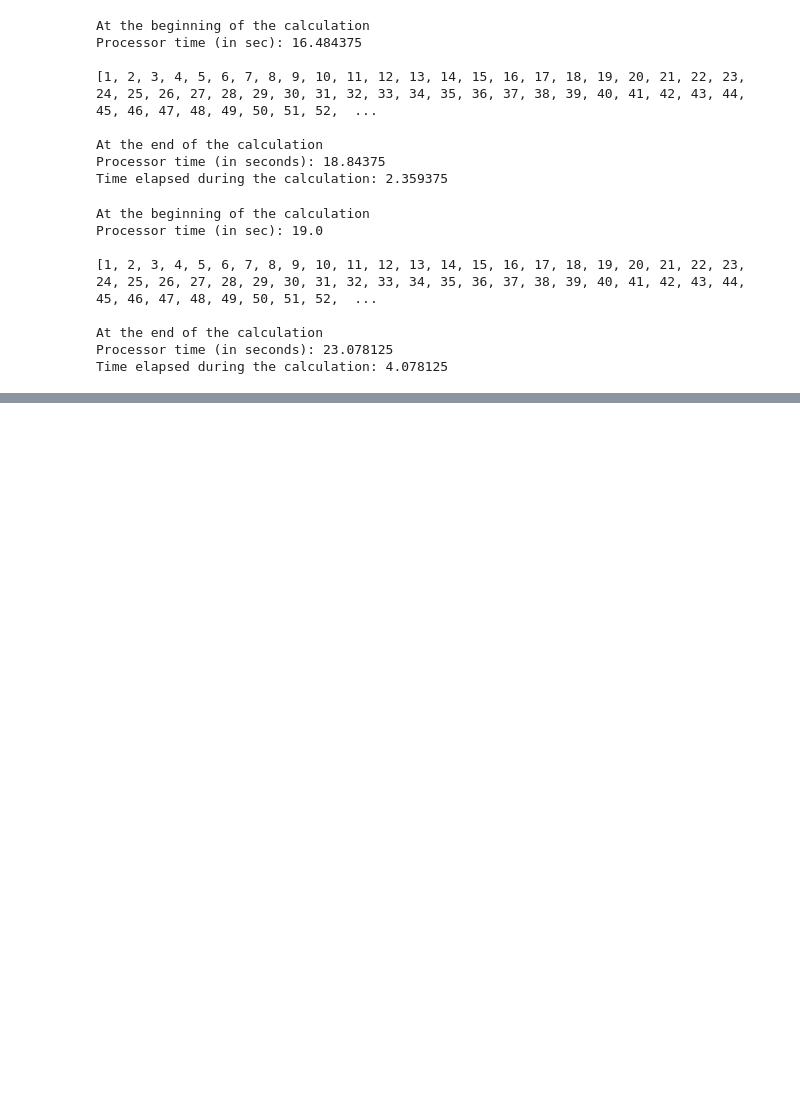
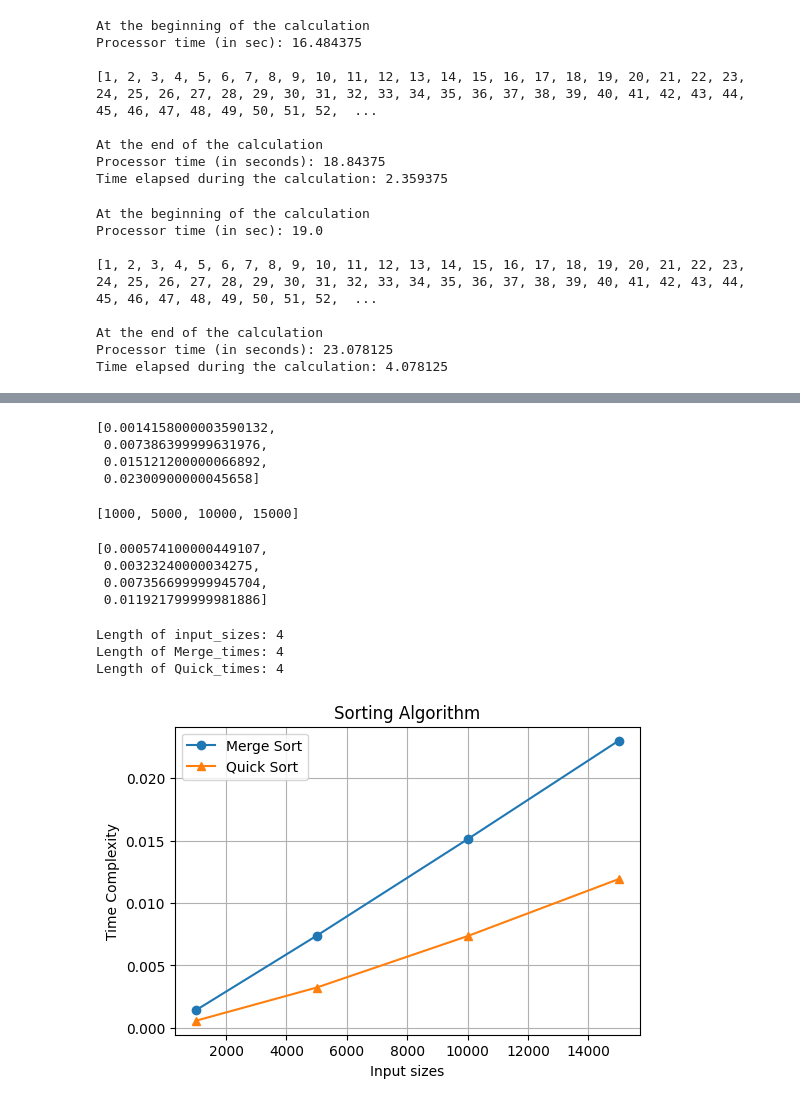
Before and after one commit to Mohdtalha01/Sorting_Algo, a Jupyter notebook: sorting.ipynb, the cells around one changed output, grey strips where cells are left out. Drawn from its saved outputs; the diff is of its cells as text; code cells hidden in the pictures; blank space fills up the shorter version.

```diff
--- a/sorting.ipynb
+++ b/sorting.ipynb
@@ -209,3 +276,41 @@ bubble_times
+# %%
+Merge_times
+# %% [output]
+[0.0014158000003590132,
+ 0.007386399999631976,
+ 0.015121200000066892,
+ 0.02300900000045658]
+# %%
+input_sizes
+# %% [output]
+[1000, 5000, 10000, 15000]
+# %%
+Quick_times
+# %% [output]
+[0.000574100000449107,
+ 0.00323240000034275,
+ 0.007356699999945704,
+ 0.011921799999981886]
+# %%
+print(f"Length of input_sizes: {len(input_sizes)}")
+print(f"Length of Merge_times: {len(Merge_times)}")
+print(f"Length of Quick_times: {len(Quick_times)}")
+# %% [output]
+Length of input_sizes: 4
+Length of Merge_times: 4
+Length of Quick_times: 4
+# %%
+plt.figure(figsize=(6,4))
+plt.plot(input_sizes,Merge_times,label="Merge Sort",marker='o')
+plt.plot(input_sizes,Quick_times,label="Quick Sort",marker='^')
+plt.title("Sorting Algorithm")
+plt.xlabel("Input sizes")
+plt.ylabel("Time Complexity")
+plt.legend()
+plt.grid(True)
+plt.show()
+# %% [output]
+[figure, added]
 # %%
 # Plotting
 plt.figure(figsize=(6,4))
```
Also changed, not shown: parts of 7 cells of this notebook.
